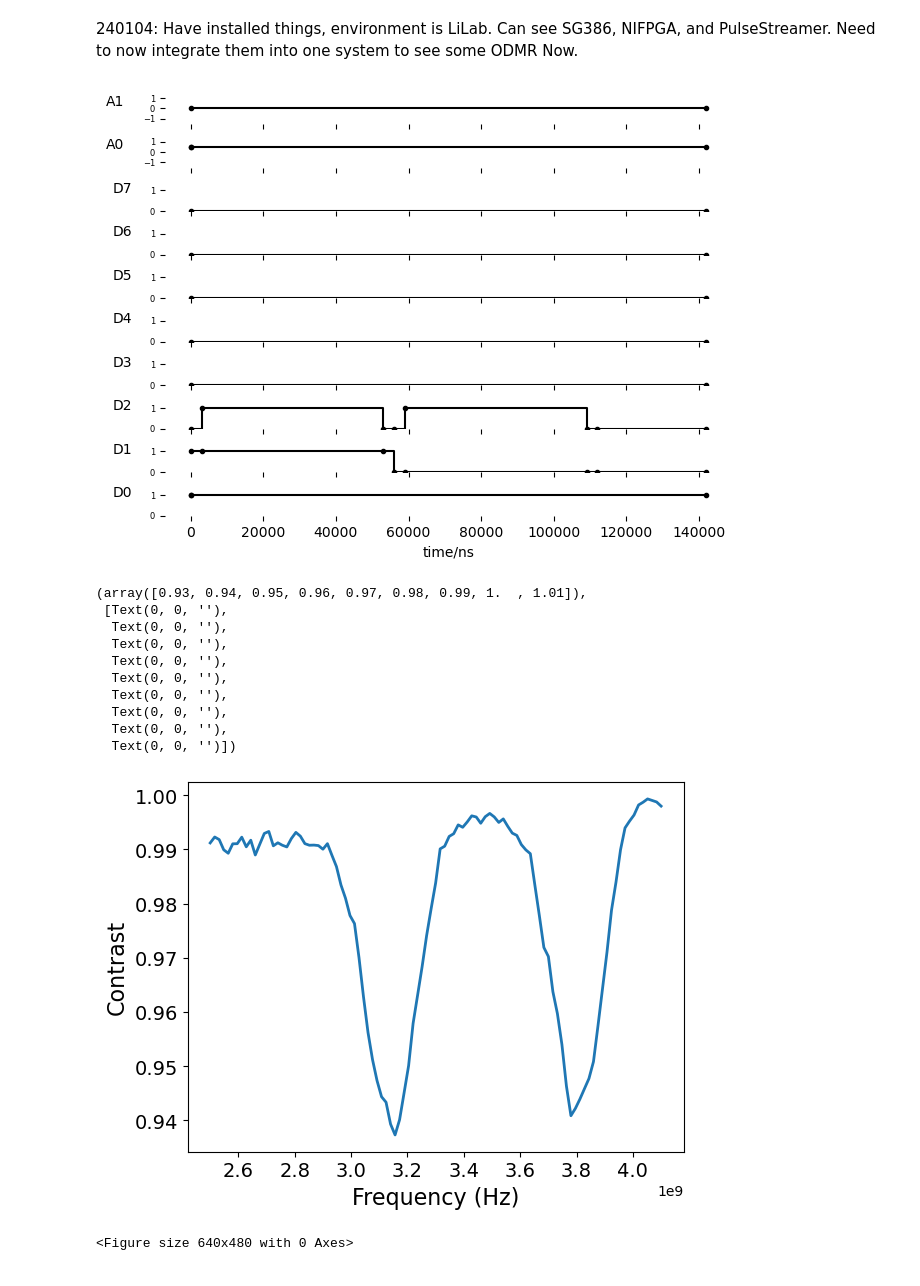
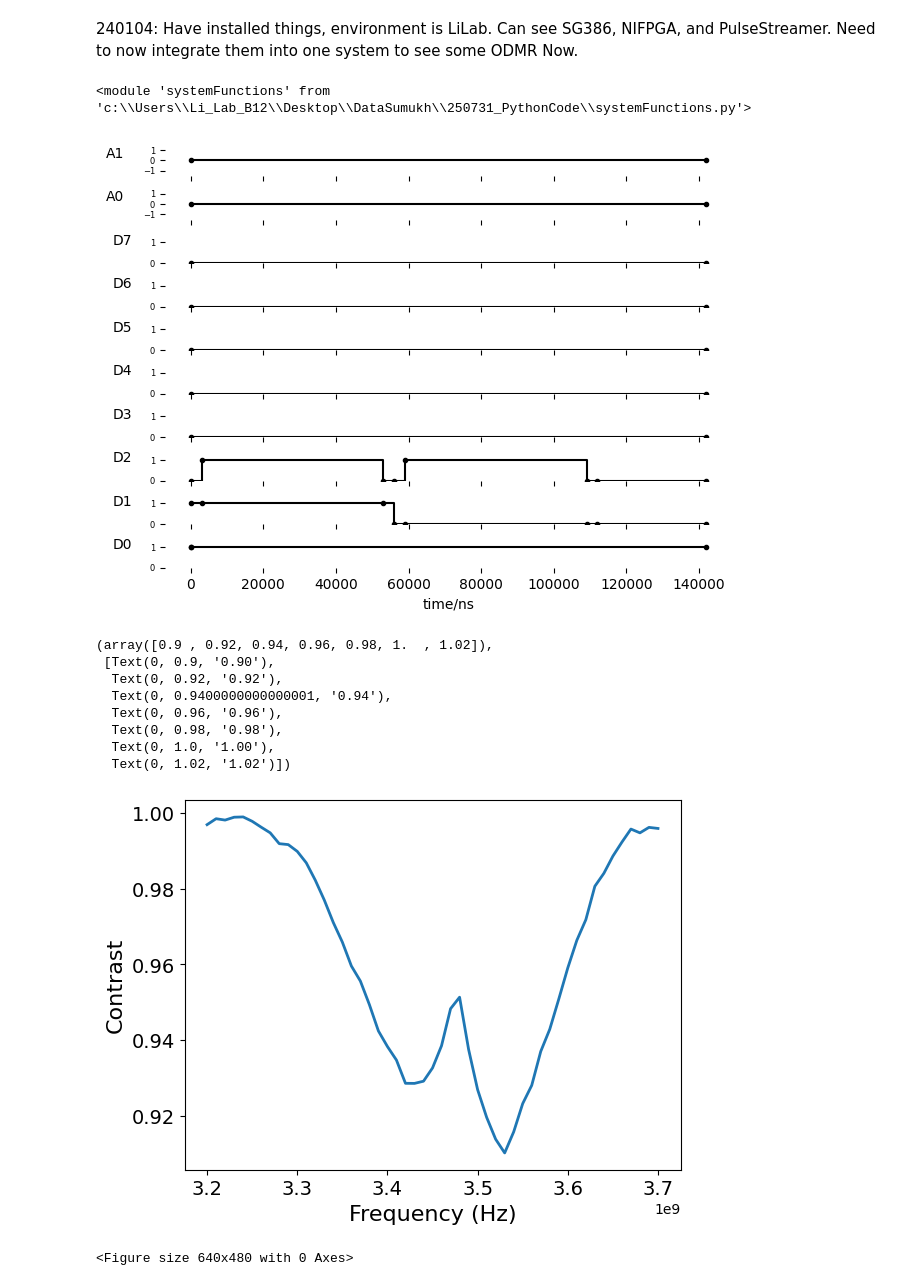
Before and after one commit to sumukhvaidya/LiLabMeasurements, a Jupyter notebook: hBN_ODMR_MVP.ipynb, the cells around one changed output. Drawn from its saved outputs; the diff is of its cells as text; code cells hidden in the pictures.

```diff
--- a/hBN_ODMR_MVP.ipynb
+++ b/hBN_ODMR_MVP.ipynb
@@ -11,7 +11,11 @@ import nifpga
 import pyvisa
 import serial
 import io
+from importlib import reload
 import systemFunctions
+reload(systemFunctions)
+# %% [output]
+<module 'systemFunctions' from 'c:\\Users\\Li_Lab_B12\\Desktop\\DataSumukh\\250731_PythonCode\\systemFunctions.py'>
 # %%
 #### FPGA Bitfile to use for the ODMR
 # bitfile_loc="C:/NDController-ver2/FPGA Bitfiles/everythingdaq_FPGATarget2_FPGAESRver5_RELKYtnkXk4.lvbitx"
@@ -124,47 +129,45 @@ import systemFunctions
 config={'aomvolt':0.5,
         'pulsenum':10000,
         'count_t':.05*1e6,
         'separation_t':.03*1e6,
         'addl_t':.003*1e6,
         'wait_t':.003*1e6,
         'freq':1.85e9,
-        'mw_power':-9,
+        'mw_power':-10,
         'seqplot':True}
 
-freqs=np.linspace(2.5e9,4.1e9,101)
+freqs=np.linspace(3.2e9,3.7e9,51)
 # freqs=[1.85e9]
 contrast=np.zeros(len(freqs))
 mw_off=np.zeros(len(freqs))
 mw_on=np.zeros(len(freqs))
 for i in tqdm.tqdm(range(len(freqs))):
     config['freq']=freqs[i]
     if i==0: config['seqplot']=True
     if i!=0: config['seqplot']=False
     ODMRdata=systemFunctions.getODMRContrast(config)
     contrast[i]=ODMRdata[0]
     mw_on[i]=ODMRdata[1]
     mw_off[i]=ODMRdata[2]
 
 # print(contrast)
 plt.figure(1)
 plt.plot(freqs, contrast, linewidth=2)
 plt.xlabel('Frequency (Hz)',fontsize=16)
 plt.ylabel('Contrast',fontsize=16)
 plt.xticks(fontsize=14)
 plt.yticks(fontsize=14)
 # %% [output]
-[figure, old version]
+[figure, new version]
-(array([0.93, 0.94, 0.95, 0.96, 0.97, 0.98, 0.99, 1.  , 1.01]),
- [Text(0, 0, ''),
-  Text(0, 0, ''),
-  Text(0, 0, ''),
-  Text(0, 0, ''),
-  Text(0, 0, ''),
-  Text(0, 0, ''),
-  Text(0, 0, ''),
-  Text(0, 0, ''),
-  Text(0, 0, '')])
+(array([0.9 , 0.92, 0.94, 0.96, 0.98, 1.  , 1.02]),
+ [Text(0, 0.9, '0.90'),
+  Text(0, 0.92, '0.92'),
+  Text(0, 0.9400000000000001, '0.94'),
+  Text(0, 0.96, '0.96'),
+  Text(0, 0.98, '0.98'),
+  Text(0, 1.0, '1.00'),
+  Text(0, 1.02, '1.02')])
-[figure, old version]
+[figure, new version]
 # %%
 plt.figure(2)
 f, axs = plt.subplots(2, 2, figsize=(17, 6))
```
Also changed, not shown: parts of 1 cell of this notebook.
